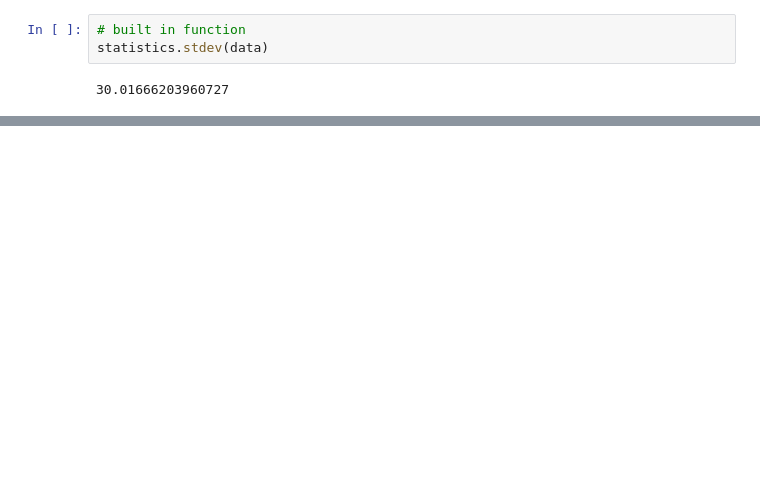
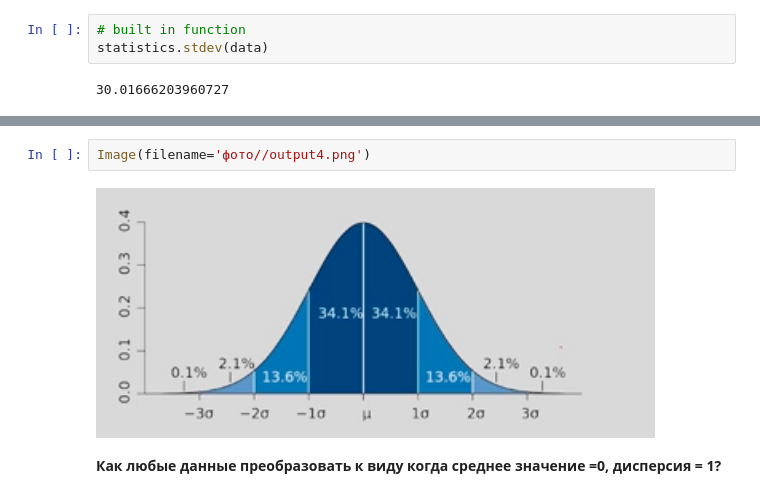
Before and after one commit to iboiarkin96/education_courses, a Jupyter notebook: Основы Статистики [Карпов]/Основы статистики_Карпов.ipynb, the cells around one changed output, grey strips where cells are left out. Saved outputs shown, nothing was run; the diff lists cells and outputs as text; blank space fills up the shorter version.

```diff
--- a/Основы Статистики [Карпов]/Основы статистики_Карпов.ipynb
+++ b/Основы Статистики [Карпов]/Основы статистики_Карпов.ipynb
@@ -249,0 +283,6 @@ $$ sd_{x*c} = sd_{x}*C $$
+# %%
+Image(filename='фото//output4.png')
+# %% [output]
+[figure, added]
+# %% [markdown]
+**Как любые данные преобразовать к виду когда среднее значение =0, дисперсия = 1?**
```
Also changed, not shown: parts of 84 cells of this notebook, 4 other files.
